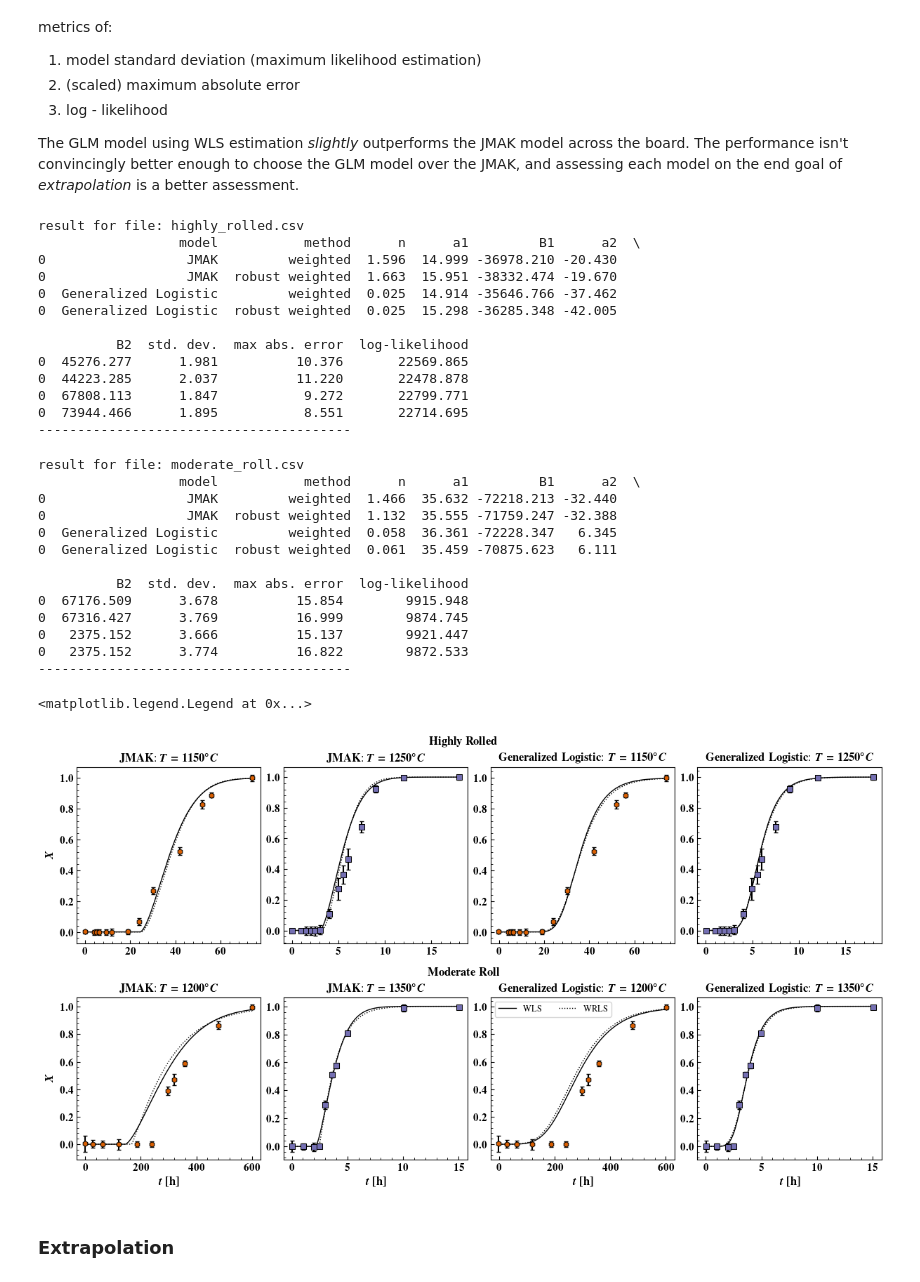
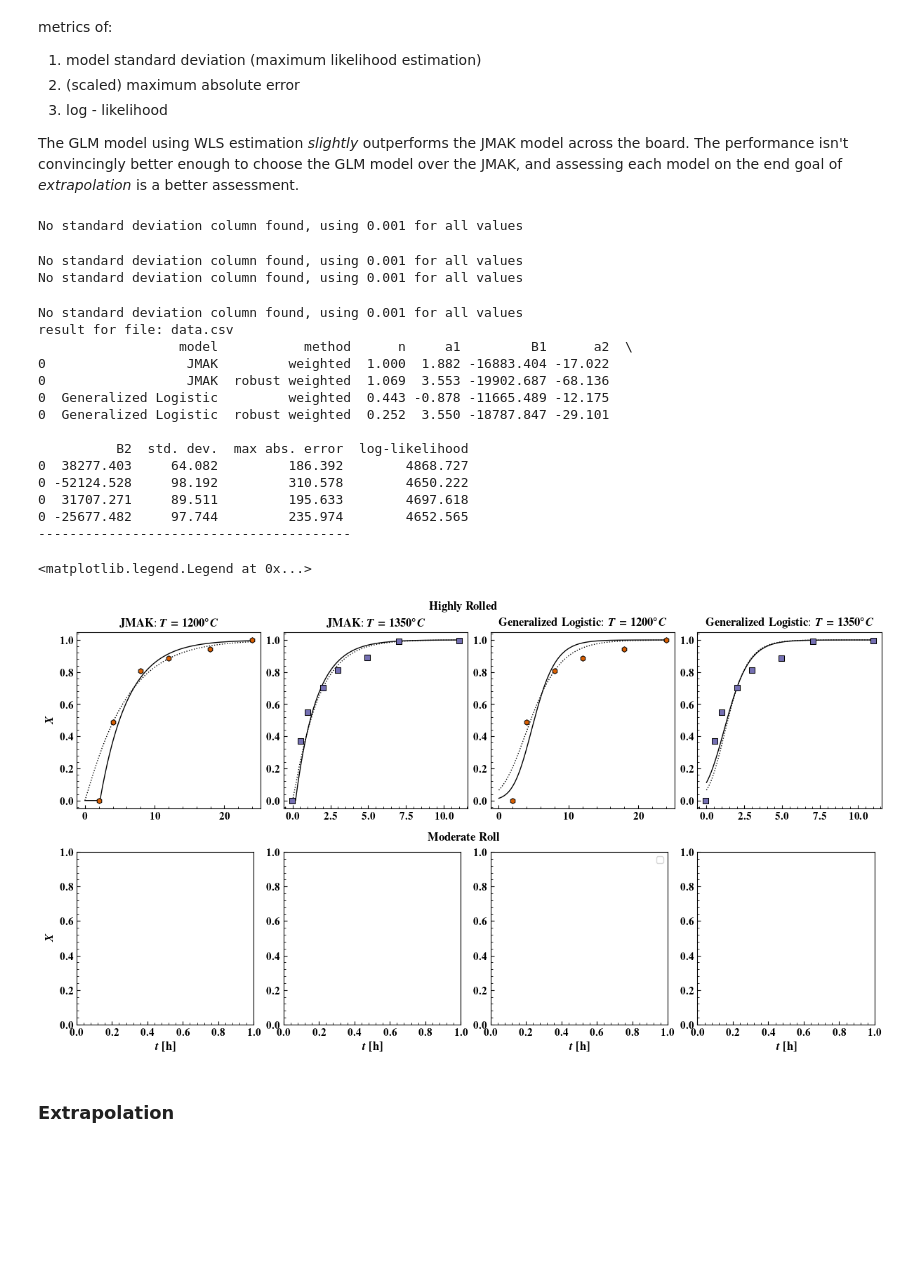
Before and after one commit to ml-ME-gatech/modeling_tungsten, a Jupyter notebook: recrystallization/initial_least_squares_comparison.ipynb, the cells around one changed output. Drawn from its saved outputs; the diff is of its cells as text; code cells hidden in the pictures; blank space fills up the shorter version.

```diff
--- a/recrystallization/initial_least_squares_comparison.ipynb
+++ b/recrystallization/initial_least_squares_comparison.ipynb
@@ -55,7 +55,6 @@ rc('text', usetex=True)
 plt.rcParams['text.latex.preamble'] = "".join([r"\usepackage{newtxtext,newtxmath}",r"\boldmath"])
 warnings.filterwarnings('ignore',category = RuntimeWarning)
 warnings.filterwarnings('ignore',category = SyntaxWarning)
-
 
 
 def global_optimize_ls(f: Callable,
@@ -111,7 +110,7 @@ def restarted_local_optimize_ls(fun: Callable,
                                 bounds: np.ndarray,
                                 *args,
                                 opt_metric: Callable = model_std_dev,
-                                n_restarts: int = 30,
+                                n_restarts: int = 100,
                                 p0: np.ndarray = None,
                                 sigma = None,
                                 **kwargs):
@@ -192,8 +191,11 @@ def read_prepare_data(file: str,
     X[X <= 0 ] = 0.0
     X[X >= 1] = 1
     with warnings.catch_warnings(action = 'ignore'):
-        df.loc[df['std'] == 0,'std'] = max(np.min(df.loc[df['std'] > 0,'std']),0.1e-3)
-
+        try:
+            df.loc[df['std'] == 0,'std'] = max(np.min(df.loc[df['std'] > 0,'std']),0.1e-3)
+        except KeyError as ke:
+            df['std'] = 1e-3
+            print(f'No standard deviation column found, using {1e-3} for all values')
 
     return t,T,X,df
 
@@ -266,16 +268,15 @@ axes = np.array(axes)
 
 colors = plt.get_cmap('Dark2')([0.2,0.3])
 
-data_files = {'highly_rolled.csv': [],
-              'moderate_roll.csv':[]}
+data_files = {'data.csv': []}
 
-data_labels = ['alfonso_data_hr','alfonso_data_mr']
+data_labels = ['yu']
 
 columns = ['model','method','n','a1','B1','a2','B2','std. dev.','max abs. error','log-likelihood']
 
-for j,file,temperatures in zip(range(2),data_files,[[1150,1250],[1200,1350]]):
+for j,file,temperatures in zip(range(2),data_files,[[1200,1350],[1500,1800]]):
         results_frames = []
-        data_file = f'rf_data/alfonso_data/{file}'
+        data_file = f'rf_data/yu_data/{file}'
         data = pd.read_csv(data_file,index_col = 0)
         start_index = 0
 
@@ -285,7 +286,7 @@ for j,file,temperatures in zip(range(2),data_files,[[1150,1250],[1200,1350]]):
                         results = []
 
                         #set-up model fitting and fit model
-                        t,T,X,df,bounds,p0 = setup(data_file,mult = 3600.,
+                        t,T,X,df,bounds,p0 = setup(data_file,mult = 3600,
                                                         exclude_index = data_files[file])
 
                         sigma = df['std'].to_numpy()
@@ -311,7 +312,7 @@ for j,file,temperatures in zip(range(2),data_files,[[1150,1250],[1200,1350]]):
                         #vizualize the model performance
                         for i,T_plot in enumerate(temperatures):
                                 data_df = data.loc[data['temperature'] == T_plot]
-                                tplot = np.linspace(0,data_df['time'].max()*3600,1000)
+                                tplot = np.linspace(0,data_df['time'].max(),1000)*3600
                                 Xnew = np.array([tplot,(T_plot + 273.15)*np.ones_like(tplot)]).T
                                 axes[j,i + start_index].plot(tplot/3600,model.predict(Xnew),
                                         color = 'k',lw = 1.,label = label,ls = ls)
@@ -321,62 +322,57 @@ for j,file,temperatures in zip(range(2),data_files,[[1150,1250],[1200,1350]]):
                 #scatter plot selected values of the fitted data
                 for i,marker,color,T_plot in zip(range(2),['h','s'],colors,temperatures):
                         title = r'\textbf{' + f'{model_to_fit}' + '}' + f': $T = {T_plot} ^\circ C$'
                         data_df = data.loc[data['temperature'] == T_plot]
                         axes[j,i + start_index].set_title(title,fontsize = 12)
-                        axes[j,i + start_index].errorbar(data_df['time'],data_df['X'].to_numpy(),yerr = data_df['std'],fmt = 'none',ecolor = 'k',capsize = 2)
+                        try:
+                                axes[j,i + start_index].errorbar(data_df['time']/3600,data_df['X'].to_numpy(),yerr = data_df['std'],fmt = 'none',ecolor = 'k',capsize = 2)
+                        except KeyError:
+                                pass
+
                         axes[j,i + start_index].scatter(data_df['time'],data_df['X'],facecolor  = color,edgecolor = 'k',
                                 lw = 0.75,s = 30,marker = marker,zorder = 1000)
 
                 start_index +=2
 
 
         print(f'result for file: {file}')
         print(pd.concat(results_frames))
 
         print('----------------------------------------\n')
 
 
 #final formatting for plots
 for ax in np.ravel(axes)[4:]:
         ax.set_xlabel(r'$t$ \textbf{[h]}',fontsize = 12)
 
 for ax in np.ravel(axes):
         setup_axis_default(ax)
 
 for i in range(2):
         axes[i,0].set_ylabel(r'$X$',fontsize = 12)
 
 axes[1,2].legend(fontsize = 9,ncols = 2)
 #fig.savefig('images/example_model_fit_alfonso.svg',bbox_inches = 'tight')
 # %% [output]
-result for file: highly_rolled.csv
-                  model           method      n      a1         B1      a2  \
-0                  JMAK         weighted  1.596  14.999 -36978.210 -20.430
-0                  JMAK  robust weighted  1.663  15.951 -38332.474 -19.670
-0  Generalized Logistic         weighted  0.025  14.914 -35646.766 -37.462
-0  Generalized Logistic  robust weighted  0.025  15.298 -36285.348 -42.005
-
-          B2  std. dev.  max abs. error  log-likelihood
-0  45276.277      1.981          10.376       22569.865
-0  44223.285      2.037          11.220       22478.878
-0  67808.113      1.847           9.272       22799.771
-0  73944.466      1.895           8.551       22714.695
-----------------------------------------
+No standard deviation column found, using 0.001 for all values
-result for file: moderate_roll.csv
-                  model           method      n      a1         B1      a2  \
-0                  JMAK         weighted  1.466  35.632 -72218.213 -32.440
-0                  JMAK  robust weighted  1.132  35.555 -71759.247 -32.388
-0  Generalized Logistic         weighted  0.058  36.361 -72228.347   6.345
-0  Generalized Logistic  robust weighted  0.061  35.459 -70875.623   6.111
-
-          B2  std. dev.  max abs. error  log-likelihood
-0  67176.509      3.678          15.854        9915.948
-0  67316.427      3.769          16.999        9874.745
-0   2375.152      3.666          15.137        9921.447
-0   2375.152      3.774          16.822        9872.533
-----------------------------------------
+No standard deviation column found, using 0.001 for all values
+No standard deviation column found, using 0.001 for all values
-<matplotlib.legend.Legend at 0x...>
+No standard deviation column found, using 0.001 for all values
+result for file: data.csv
+                  model           method      n     a1         B1      a2  \
+0                  JMAK         weighted  1.000  1.882 -16883.404 -17.022
+0                  JMAK  robust weighted  1.069  3.553 -19902.687 -68.136
+0  Generalized Logistic         weighted  0.443 -0.878 -11665.489 -12.175
+0  Generalized Logistic  robust weighted  0.252  3.550 -18787.847 -29.101
+
+          B2  std. dev.  max abs. error  log-likelihood
+0  38277.403     64.082         186.392        4868.727
+0 -52124.528     98.192         310.578        4650.222
+0  31707.271     89.511         195.633        4697.618
+0 -25677.482     97.744         235.974        4652.565
+----------------------------------------
+<matplotlib.legend.Legend at 0x...>
-[figure, old version]
+[figure, new version]
 # %% [markdown]
 ### Extrapolation
 # %%
```
Also changed, not shown: 51 other files.
